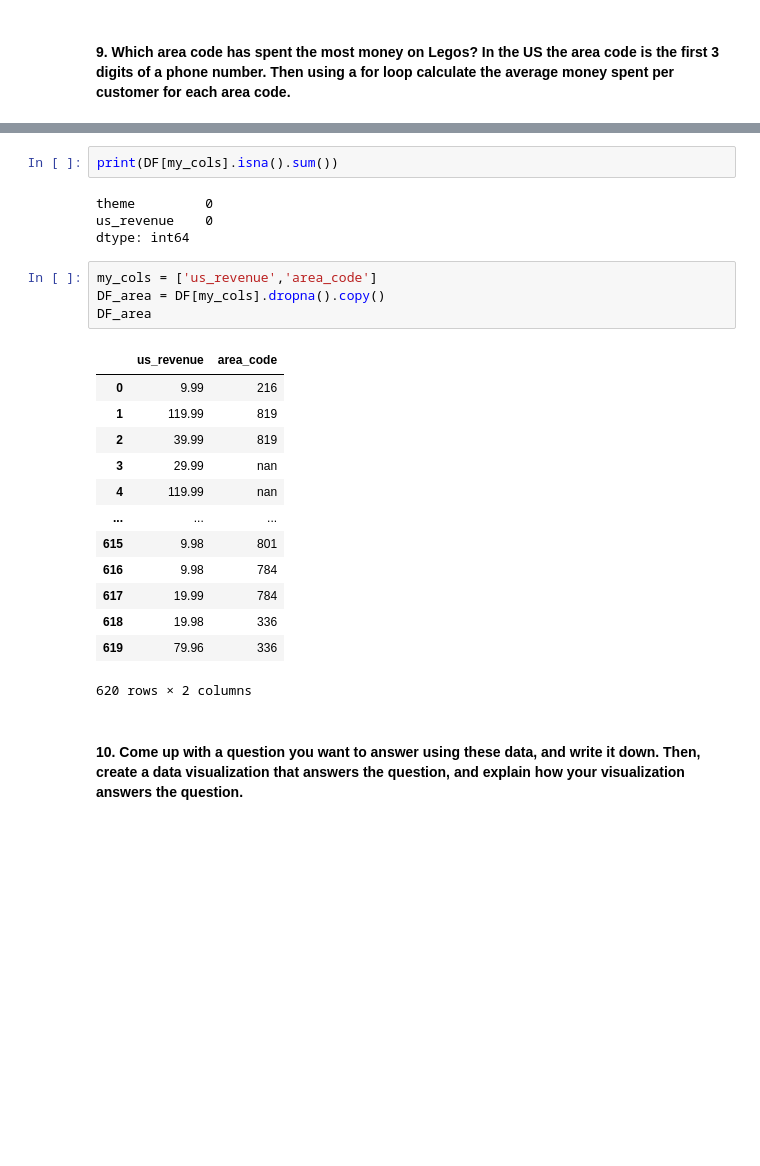
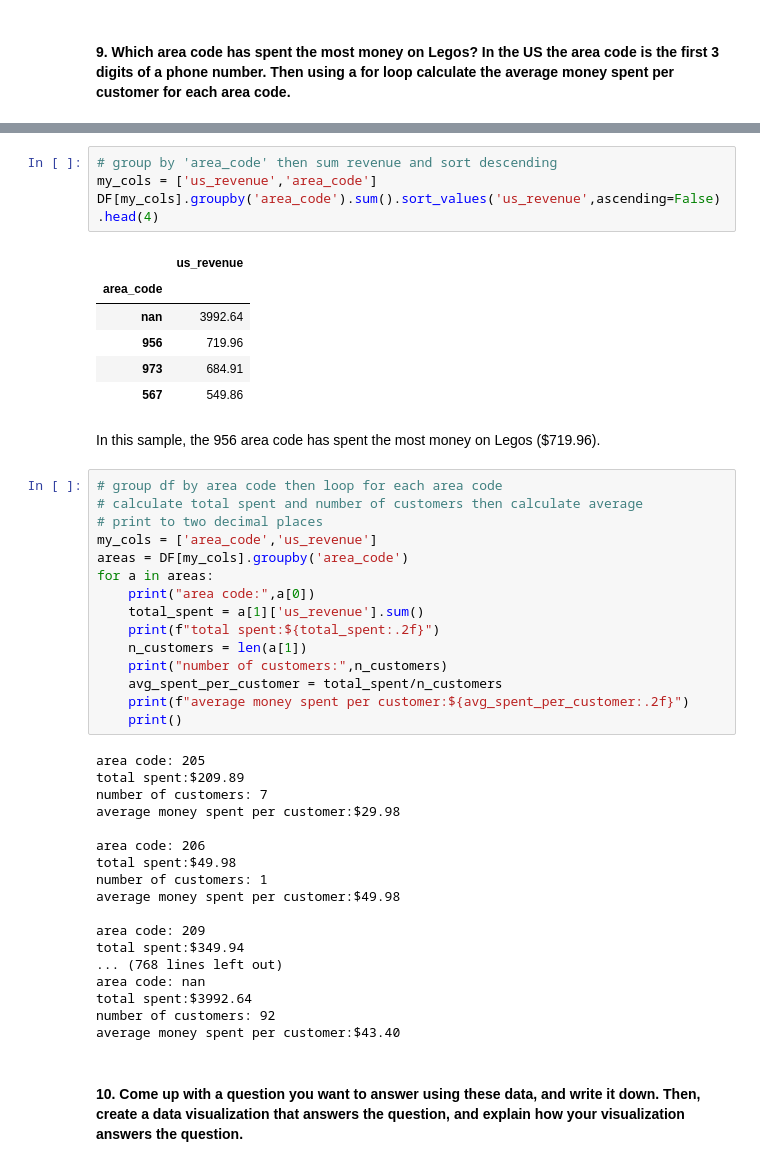
Before and after one commit to joseephwong/Data201_Joseph_Wong, a Jupyter notebook: Day1/HW_day1.ipynb, the cells around one changed output, grey strips where cells are left out. Drawn from its saved outputs; the diff is of its cells as text; blank space fills up the shorter version.

```diff
--- a/Day1/HW_day1.ipynb
+++ b/Day1/HW_day1.ipynb
@@ -452,26 +404,48 @@ Name: count, Length: 157, dtype: int64
-# %%
-print(DF[my_cols].isna().sum())
-# %% [output]
-theme         0
-us_revenue    0
-dtype: int64
-# %%
-my_cols = ['us_revenue','area_code']
-DF_area = DF[my_cols].dropna().copy()
-DF_area
-# %% [output]
-|  | us_revenue | area_code |
-| 0 | 9.99 | 216 |
-| 1 | 119.99 | 819 |
-| 2 | 39.99 | 819 |
-| 3 | 29.99 | nan |
-| 4 | 119.99 | nan |
-| ... | ... | ... |
-| 615 | 9.98 | 801 |
-| 616 | 9.98 | 784 |
-| 617 | 19.99 | 784 |
-| 618 | 19.98 | 336 |
-| 619 | 79.96 | 336 |
-620 rows × 2 columns
+# %%
+# group by 'area_code' then sum revenue and sort descending
+my_cols = ['us_revenue','area_code']
+DF[my_cols].groupby('area_code').sum().sort_values('us_revenue',ascending=False).head(4)
+# %% [output]
+|  | us_revenue |
+| area_code |  |
+| nan | 3992.64 |
+| 956 | 719.96 |
+| 973 | 684.91 |
+| 567 | 549.86 |
+# %% [markdown]
+In this sample, the 956 area code has spent the most money on Legos ($719.96).
+# %%
+# group df by area code then loop for each area code
+# calculate total spent and number of customers then calculate average
+# print to two decimal places
+my_cols = ['area_code','us_revenue']
+areas = DF[my_cols].groupby('area_code')
+for a in areas:
+    print("area code:",a[0])
+    total_spent = a[1]['us_revenue'].sum()
+    print(f"total spent:${total_spent:.2f}")
+    n_customers = len(a[1])
+    print("number of customers:",n_customers)
+    avg_spent_per_customer = total_spent/n_customers
+    print(f"average money spent per customer:${avg_spent_per_customer:.2f}")
+    print()
+# %% [output]
+area code: 205
+total spent:$209.89
+number of customers: 7
+average money spent per customer:$29.98
+
+area code: 206
+total spent:$49.98
+number of customers: 1
+average money spent per customer:$49.98
+
+area code: 209
+total spent:$349.94
+... (768 lines left out)
+area code: nan
+total spent:$3992.64
+number of customers: 92
+average money spent per customer:$43.40
 # %% [markdown]
 #### 10. Come up with a question you want to answer using these data, and write it down. Then, create a data visualization that answers the question, and explain how your visualization answers the question.
```
Also changed, not shown: parts of 28 cells of this notebook.
